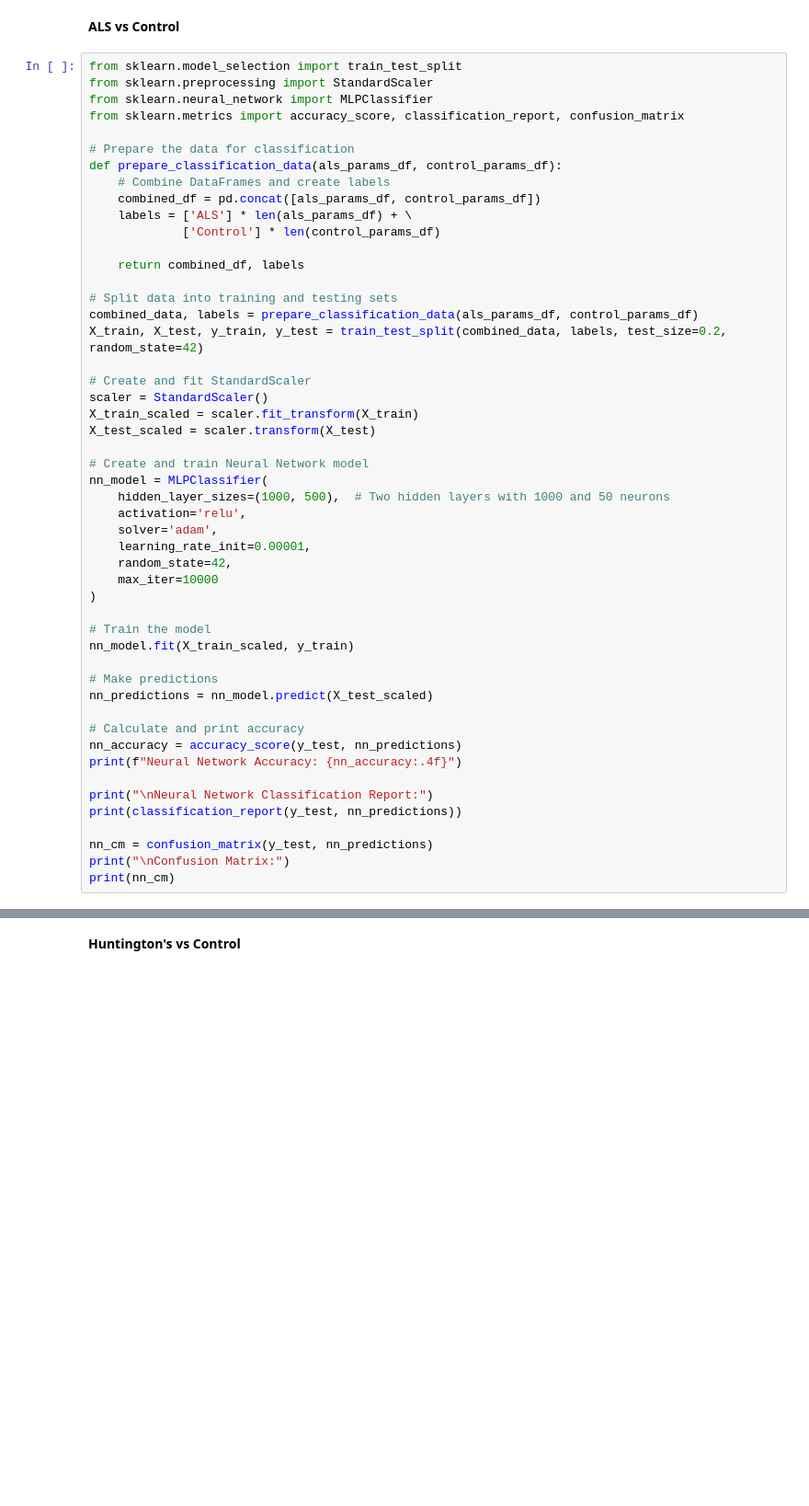
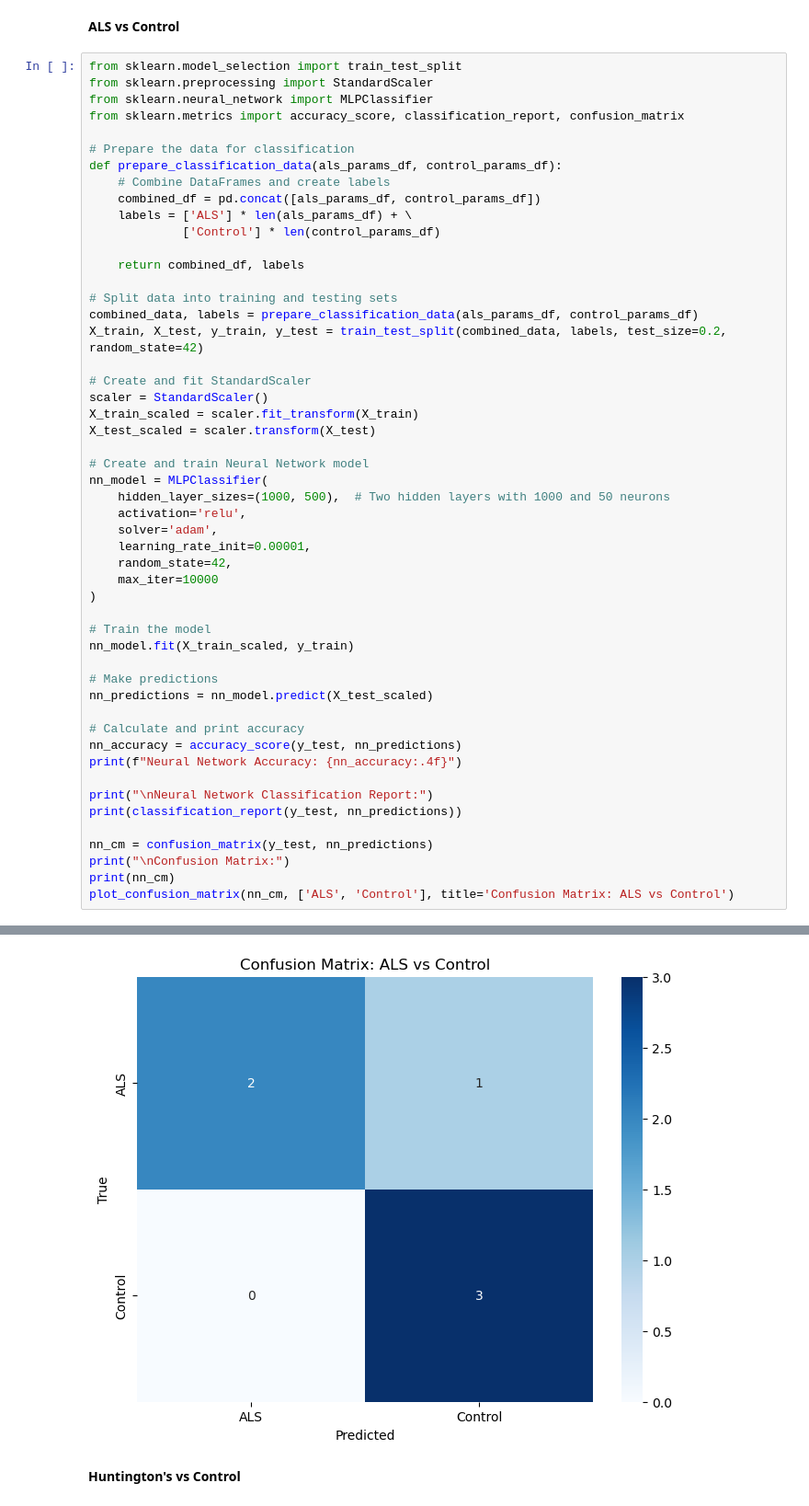
Before and after one commit to mailythompson/BME3053C_Final_Project, a Jupyter notebook: final_project_code.ipynb, the cells around one changed output, grey strips where cells are left out. Shown: that part at 92% size. Cells and saved outputs as stored; diff of their text form; blank space fills up the shorter version.

```diff
--- a/final_project_code.ipynb
+++ b/final_project_code.ipynb
@@ -546,33 +558,35 @@ nn_model.fit(X_train_scaled, y_train)
 # Make predictions
 nn_predictions = nn_model.predict(X_test_scaled)
 
 # Calculate and print accuracy
 nn_accuracy = accuracy_score(y_test, nn_predictions)
 print(f"Neural Network Accuracy: {nn_accuracy:.4f}")
 
 print("\nNeural Network Classification Report:")
 print(classification_report(y_test, nn_predictions))
 
 nn_cm = confusion_matrix(y_test, nn_predictions)
 print("\nConfusion Matrix:")
 print(nn_cm)
+plot_confusion_matrix(nn_cm, ['ALS', 'Control'], title='Confusion Matrix: ALS vs Control')
 # %% [output]
 Neural Network Accuracy: 0.8333
 
 Neural Network Classification Report:
               precision    recall  f1-score   support
 
          ALS       1.00      0.67      0.80         3
      Control       0.75      1.00      0.86         3
 
     accuracy                           0.83         6
    macro avg       0.88      0.83      0.83         6
 weighted avg       0.88      0.83      0.83         6
 
 
 Confusion Matrix:
 [[2 1]
  [0 3]]
+[figure, added]
 # %% [markdown]
 **Huntington's vs Control**
 # %%
```
Also changed, not shown: parts of 3 cells of this notebook.
